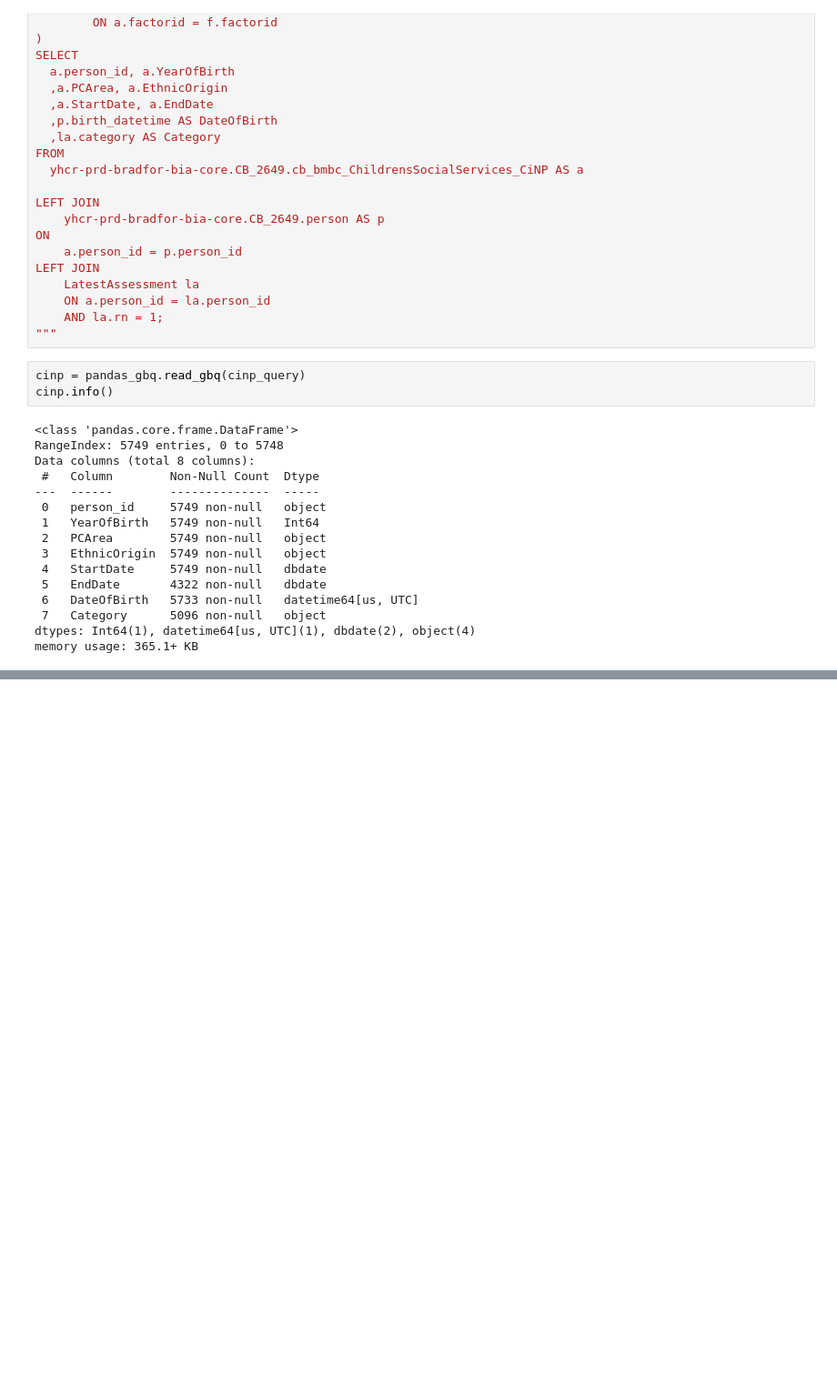
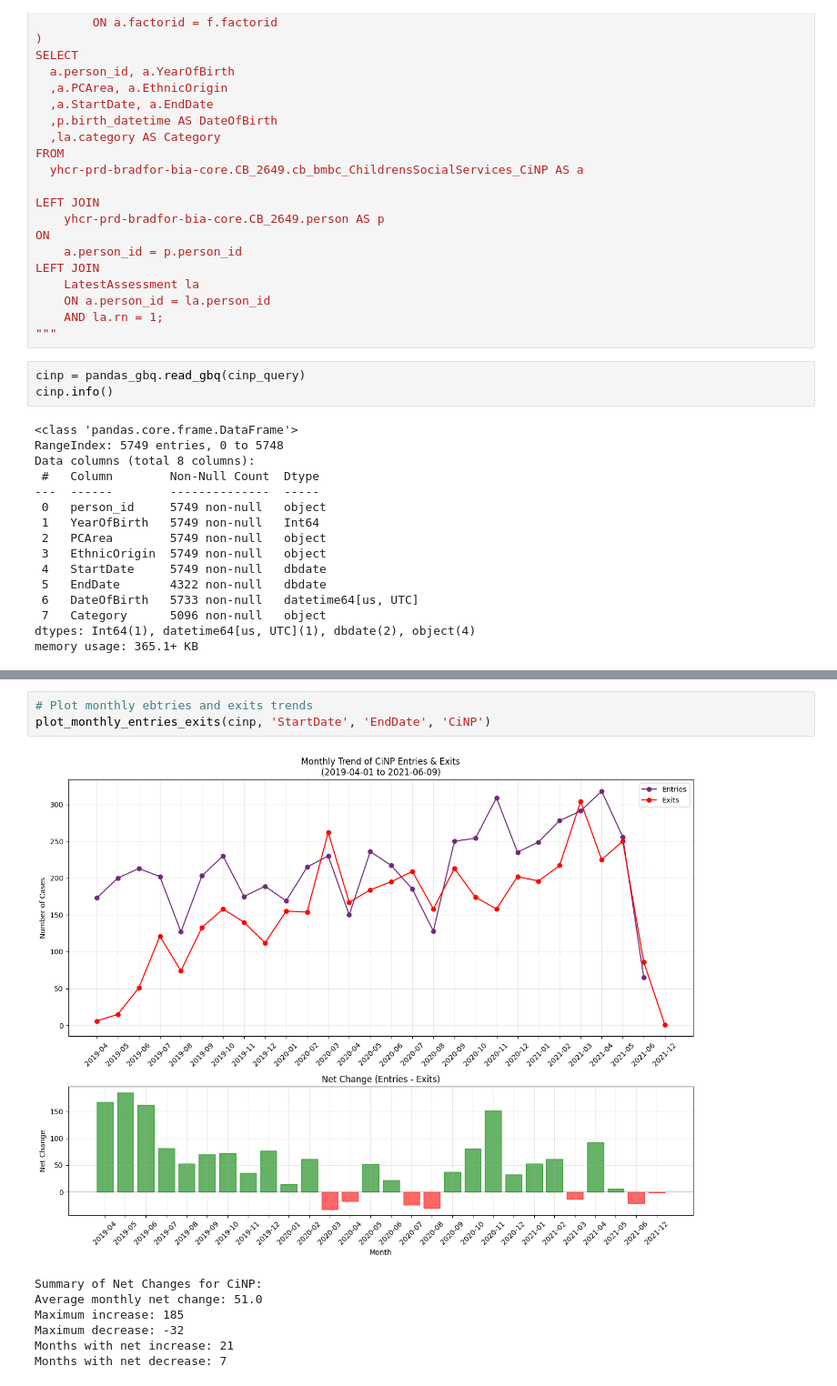
Before and after one commit to ConnectedBradford/CB_2649, a Jupyter notebook: notebooks/cinp_demographic_analysis.ipynb, the cells around one changed output, grey strips where cells are left out. Shown at 91% size. Cells and saved outputs as stored; diff of their text form; blank space fills up the shorter version.

```diff
--- a/notebooks/cinp_demographic_analysis.ipynb
+++ b/notebooks/cinp_demographic_analysis.ipynb
@@ -78,0 +156,11 @@ memory usage: 365.1+ KB
+# %%
+# Plot monthly ebtries and exits trends
+plot_monthly_entries_exits(cinp, 'StartDate', 'EndDate', 'CiNP')
+# %% [output]
+[figure, added]
+Summary of Net Changes for CiNP:
+Average monthly net change: 51.0
+Maximum increase: 185
+Maximum decrease: -32
+Months with net increase: 21
+Months with net decrease: 7
```
Also changed, not shown: parts of 16 cells of this notebook, 1 other file.
